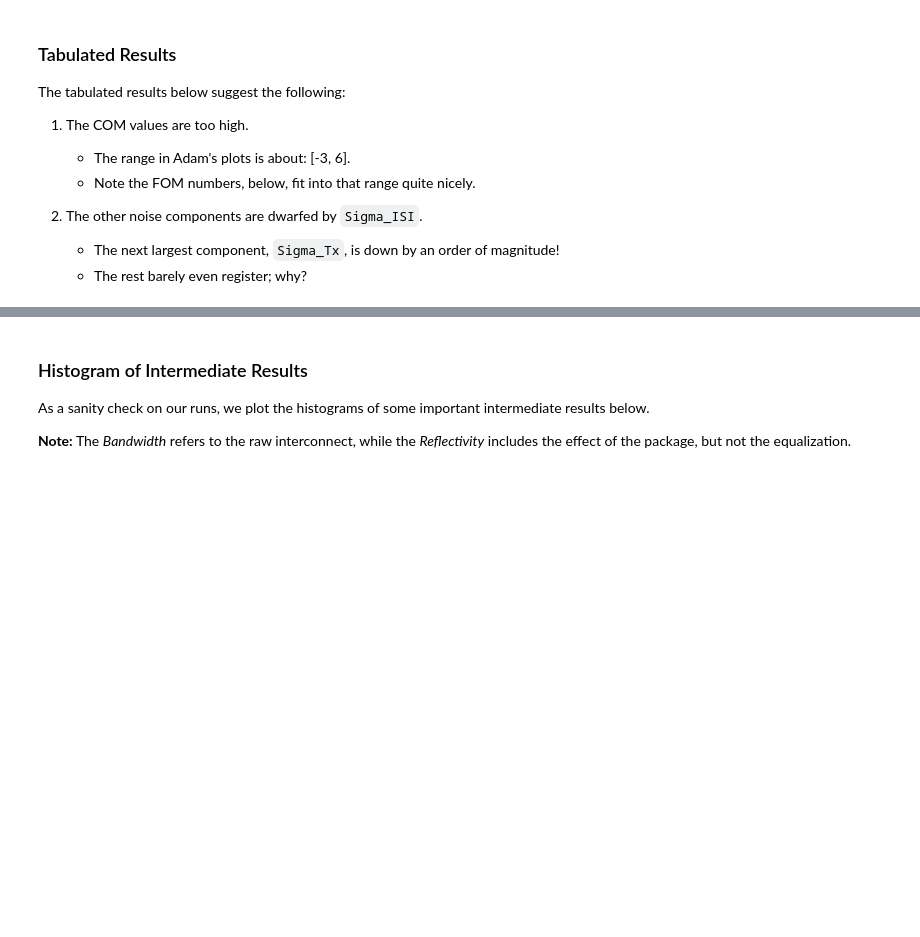
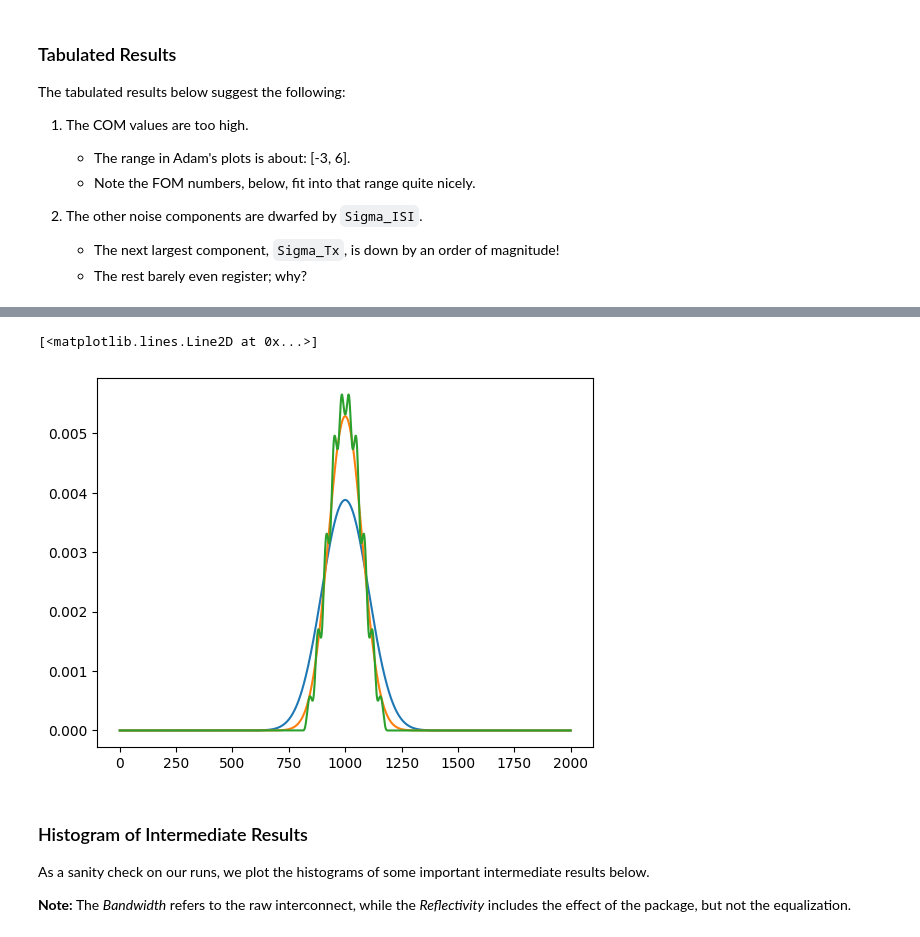
Before and after one commit to capn-freako/PyChOpMarg, a Jupyter notebook: PyChOpMarg_8023dj.ipynb, the cells around one changed output, grey strips where cells are left out. Saved outputs shown, nothing was run; the diff lists cells and outputs as text; code cells hidden in the pictures; blank space fills up the shorter version.

```diff
--- a/PyChOpMarg_8023dj.ipynb
+++ b/PyChOpMarg_8023dj.ipynb
@@ -373,3 +416,10 @@ mellitz_3dj_02_elec_230504
+# %%
+plt.plot(com.rslts["pN"])
+plt.plot(com.rslts["pG"])
+plt.plot(com.dbg['pJ'])
+# %% [output]
+[<matplotlib.lines.Line2D at 0x...>]
+[figure, added]
 # %% [markdown]
 ### Histogram of Intermediate Results
 
```
Also changed, not shown: parts of 32 cells of this notebook, 5 other files.
